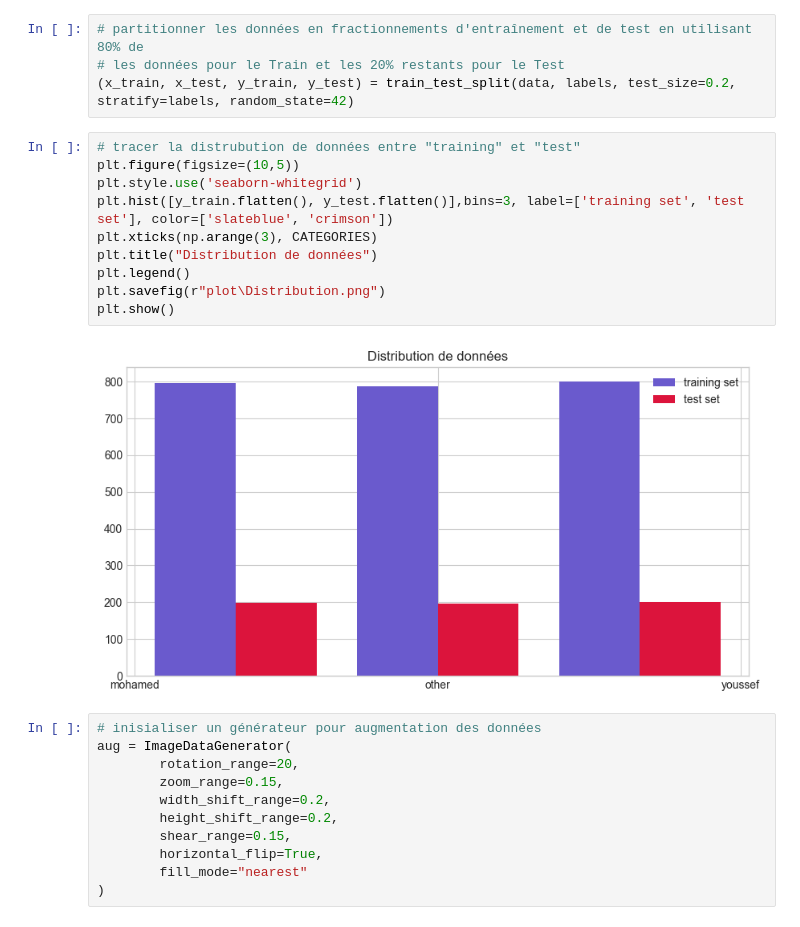
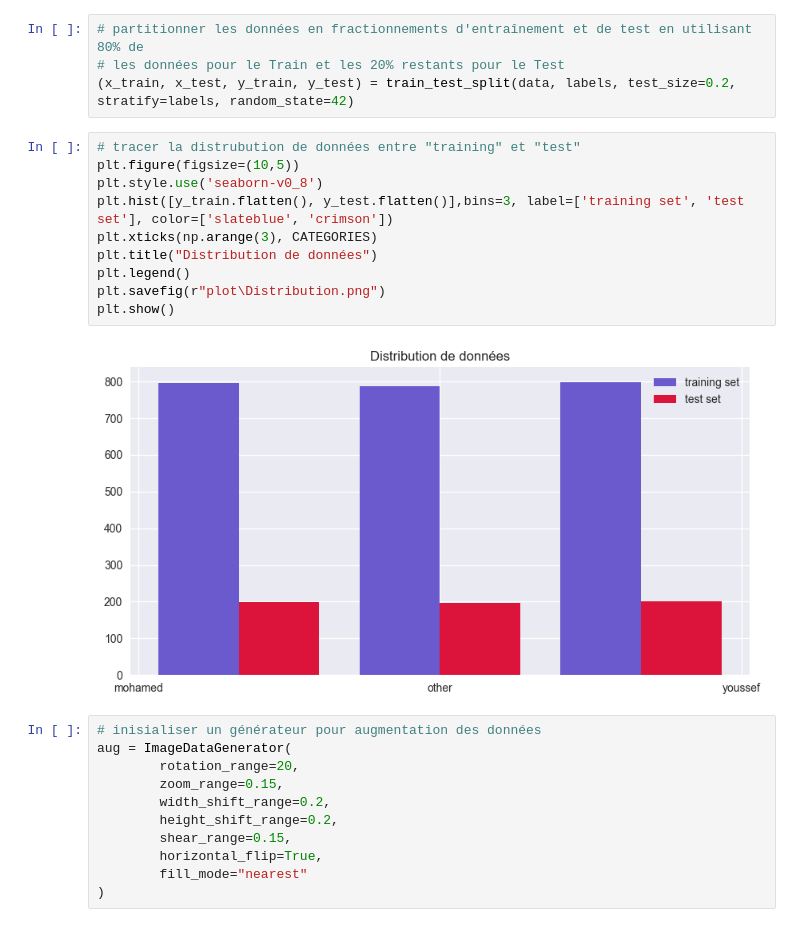
Before and after one commit to MohamedBennour/Reconnaissance_Facial, a Jupyter notebook: train.ipynb, the cells around one changed output. Cells and saved outputs as stored; diff of their text form.

```diff
--- a/train.ipynb
+++ b/train.ipynb
@@ -75,15 +75,15 @@ print(labels)
 # %%
 # tracer la distrubution de données entre "training" et "test"
 plt.figure(figsize=(10,5))
-plt.style.use('seaborn-whitegrid')
+plt.style.use('seaborn-v0_8')
 plt.hist([y_train.flatten(), y_test.flatten()],bins=3, label=['training set', 'test set'], color=['slateblue', 'crimson'])
 plt.xticks(np.arange(3), CATEGORIES)
 plt.title("Distribution de données")
 plt.legend()
 plt.savefig(r"plot\Distribution.png")
 plt.show()
 # %% [output]
-[figure, old version]
+[figure, new version]
 # %%
 # inisialiser un générateur pour augmentation des données
 aug = ImageDataGenerator(
```
